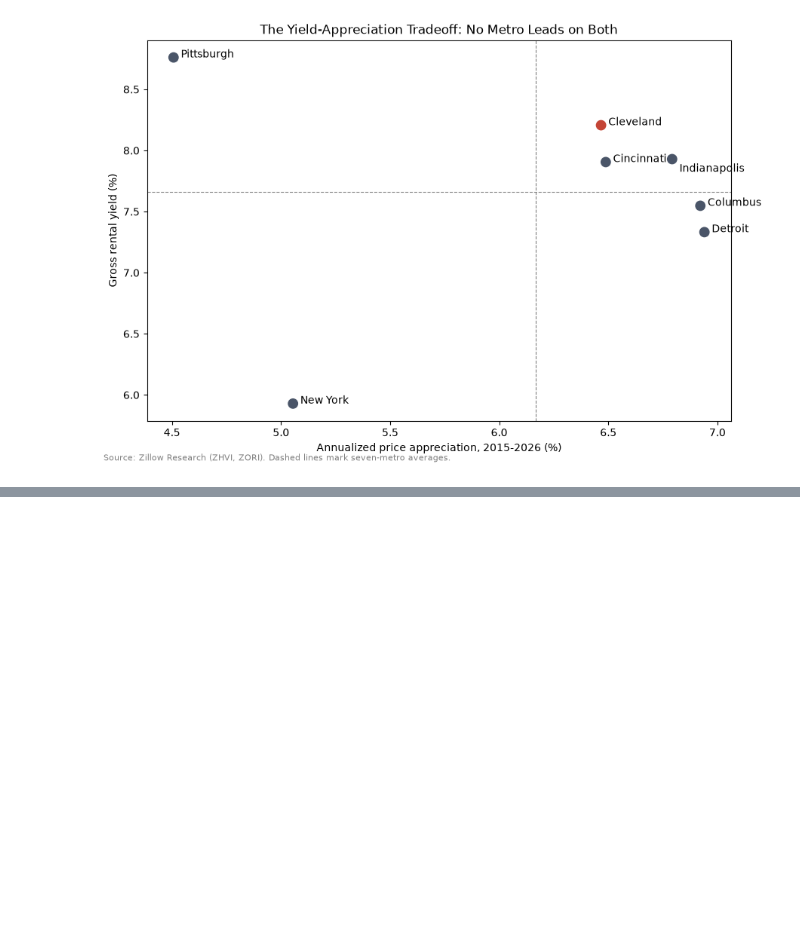
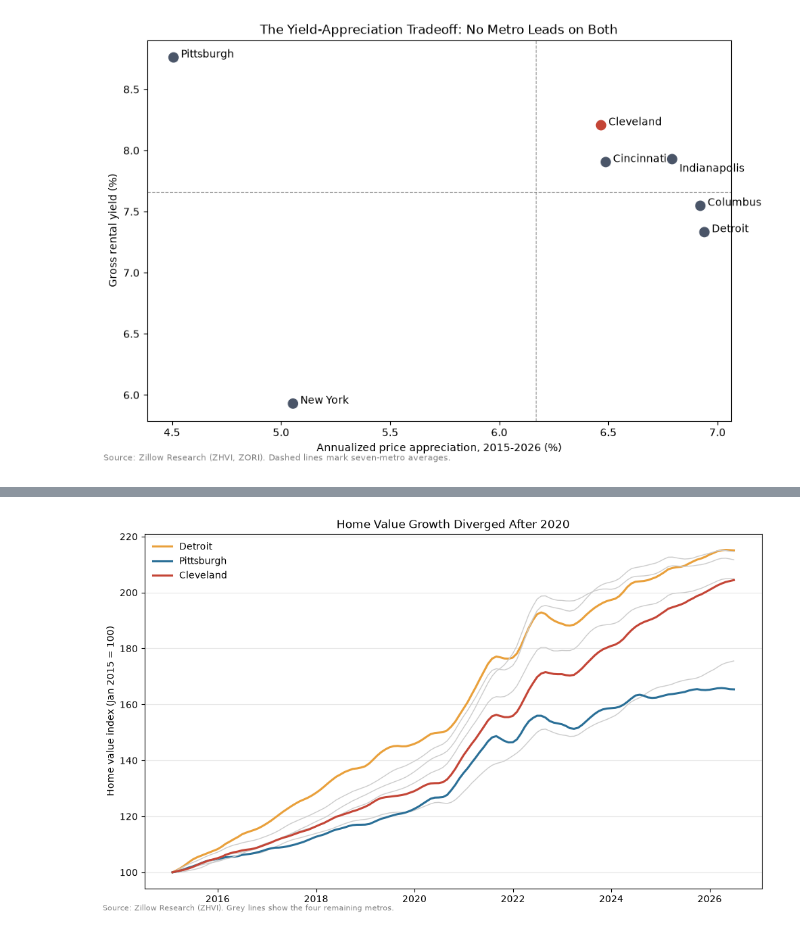
Before and after one commit to mrudangjikar/metro-housing-analysis, a Jupyter notebook: notebooks/metro_analysis.ipynb, the cells around one changed output, grey strips where cells are left out. Saved outputs shown, nothing was run; the diff lists cells and outputs as text; code cells hidden in the pictures; blank space fills up the shorter version.

```diff
--- a/notebooks/metro_analysis.ipynb
+++ b/notebooks/metro_analysis.ipynb
@@ -535,0 +580,24 @@ plt.show()
+# %%
+plt.figure(figsize=(10, 6))
+
+for metro in summary["short_name"]:
+    metro_data = df[df["RegionName"].str.startswith(metro)]
+    if metro in highlight:
+        plt.plot(metro_data["date"], metro_data["indexed_value"],
+                 label=metro, color=highlight[metro], linewidth=2.2)
+    else:
+        plt.plot(metro_data["date"], metro_data["indexed_value"],
+                 color="#cccccc", linewidth=1)
+
+plt.legend(frameon=False)
+plt.ylabel("Home value index (Jan 2015 = 100)")
+plt.title("Home Value Growth Diverged After 2020")
+plt.grid(axis="y", alpha=0.3)
+plt.figtext(0.01, 0.01, "Source: Zillow Research (ZHVI). Grey lines show the four remaining metros.",
+            fontsize=8, color="grey")
+
+plt.tight_layout()
+plt.savefig("../charts/indexed_growth.png", dpi=150, bbox_inches="tight")
+plt.show()
+# %% [output]
+[figure, added]
```
Also changed, not shown: parts of 3 cells of this notebook, 1 other file.
